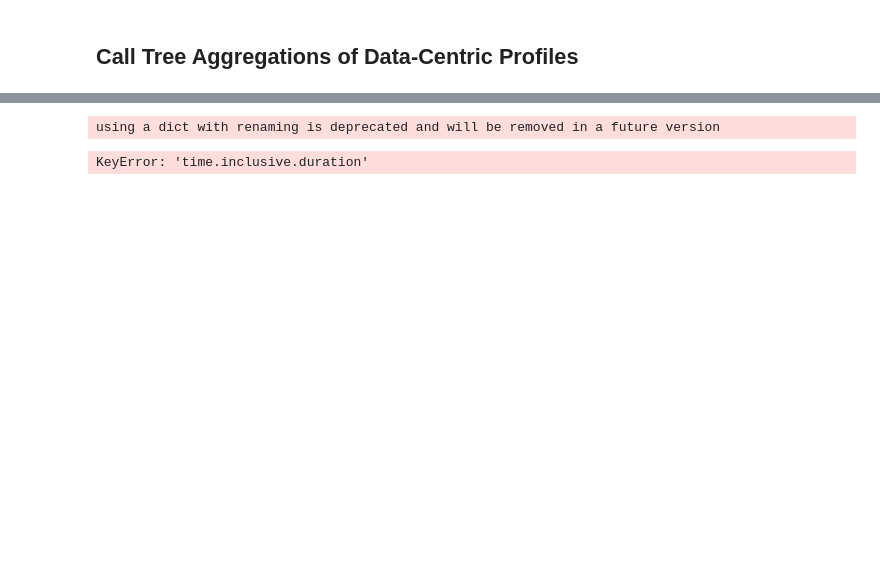
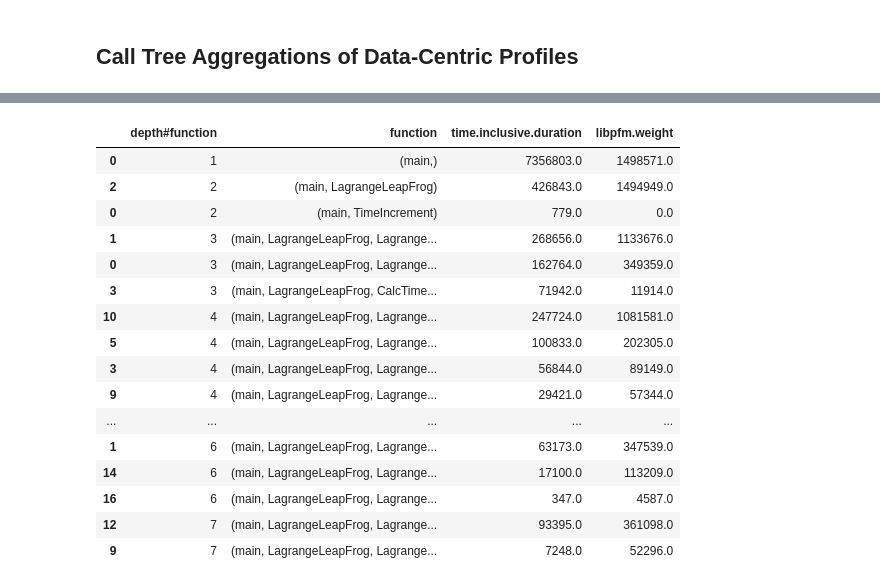
Before and after one commit to LLNL/caliper-examples, a Jupyter notebook: jupyter_notebooks/LULESH Memory Load Sampling Analysis.ipynb, the cells around one changed output, grey strips where cells are left out. Drawn from its saved outputs; the diff is of its cells as text; code cells hidden in the pictures; blank space fills up the shorter version.

```diff
--- a/jupyter_notebooks/LULESH Memory Load Sampling Analysis.ipynb
+++ b/jupyter_notebooks/LULESH Memory Load Sampling Analysis.ipynb
@@ -113,20 +127,35 @@ We can combine our allocation label information with call tree aggregation in Ha
 # %%
 from cali_analysis import hatchet
 
 pd.options.mode.chained_assignment = None  # default='warn'
 
 # Derive a tuple from the function path by splitting on '/'
 df_callpaths = df.dropna(subset=['function'])
 df_callpaths['function'] = df_callpaths['function'].transform(lambda l: tuple(l.split('/')))
-df_callpaths['alloc.label'] = df_callpaths['alloc.label#libpfm.addr'].transform(lambda l: [l])
+df_callpaths['alloc.label'] = df_callpaths['alloc.label#libpfm.addr'].transform(lambda l: set([l]) )
 
 # Construct a call tree, aggregating allocation sizes at each node
 mrt = hatchet.MultiRootTree.from_samples(df_callpaths, 'function', {
     'time.inclusive.duration' : 'max',
     'libpfm.weight' : 'sum',
-    'alloc.label' : 'sum'
+    'alloc.label' : lambda s: set.union(*s)
 })
-mrt.df_nodes[['depth#function', 'function', 'alloc.total_size']].sort_values(['depth#function', 'alloc.total_size'], ascending=[True, False])
+mrt.df_nodes[['depth#function', 'function', 'time.inclusive.duration', 'libpfm.weight']].sort_values(['depth#function', 'time.inclusive.duration'], ascending=[True, False])
 # %% [output]
-using a dict with renaming is deprecated and will be removed in a future version
-KeyError: 'time.inclusive.duration'
+|  | depth#function | function | time.inclusive.duration | libpfm.weight |
+| 0 | 1 | (main,) | 7356803.0 | 1498571.0 |
+| 2 | 2 | (main, LagrangeLeapFrog) | 426843.0 | 1494949.0 |
+| 0 | 2 | (main, TimeIncrement) | 779.0 | 0.0 |
+| 1 | 3 | (main, LagrangeLeapFrog, Lagrange... | 268656.0 | 1133676.0 |
+| 0 | 3 | (main, LagrangeLeapFrog, Lagrange... | 162764.0 | 349359.0 |
+| 3 | 3 | (main, LagrangeLeapFrog, CalcTime... | 71942.0 | 11914.0 |
+| 10 | 4 | (main, LagrangeLeapFrog, Lagrange... | 247724.0 | 1081581.0 |
+| 5 | 4 | (main, LagrangeLeapFrog, Lagrange... | 100833.0 | 202305.0 |
+| 3 | 4 | (main, LagrangeLeapFrog, Lagrange... | 56844.0 | 89149.0 |
+| 9 | 4 | (main, LagrangeLeapFrog, Lagrange... | 29421.0 | 57344.0 |
+| ... | ... | ... | ... | ... |
+| 1 | 6 | (main, LagrangeLeapFrog, Lagrange... | 63173.0 | 347539.0 |
+| 14 | 6 | (main, LagrangeLeapFrog, Lagrange... | 17100.0 | 113209.0 |
+| 16 | 6 | (main, LagrangeLeapFrog, Lagrange... | 347.0 | 4587.0 |
+| 12 | 7 | (main, LagrangeLeapFrog, Lagrange... | 93395.0 | 361098.0 |
+| 9 | 7 | (main, LagrangeLeapFrog, Lagrange... | 7248.0 | 52296.0 |
```
Also changed, not shown: parts of 7 cells of this notebook.
